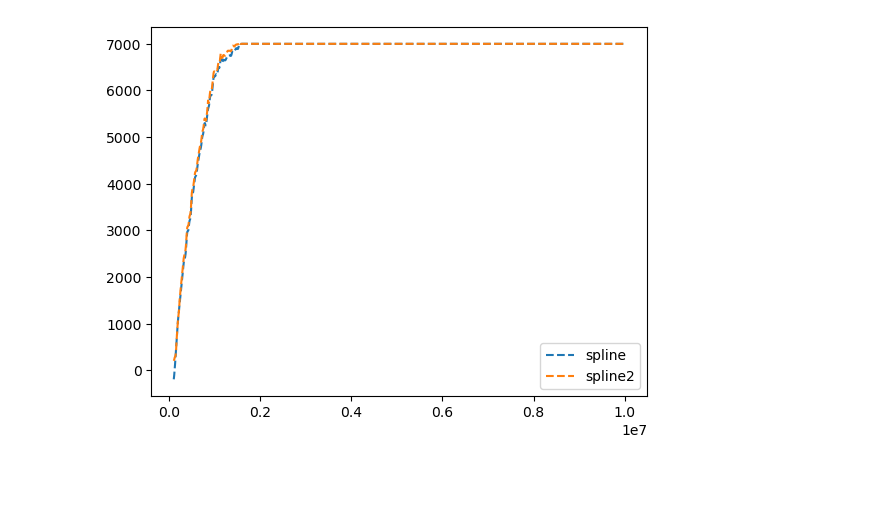
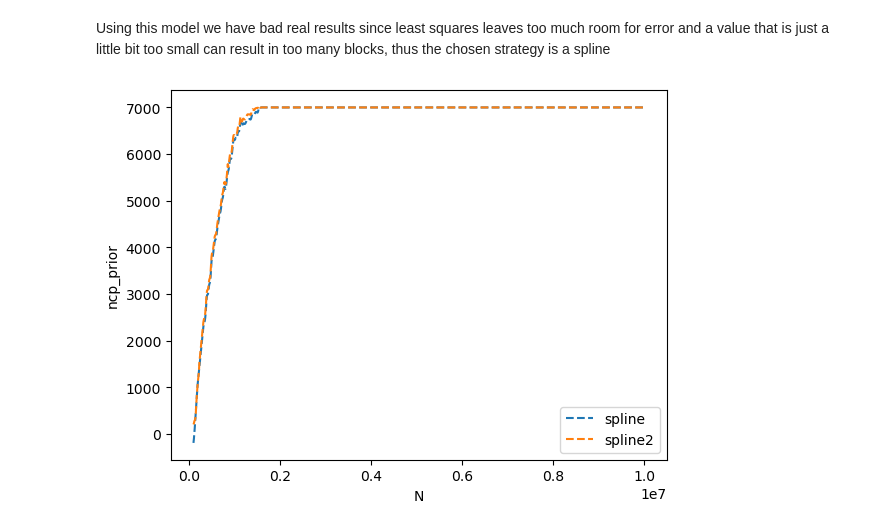
Before and after one commit to ASTRO-EDU/BBexponential, a Jupyter notebook: ncp_2.ipynb, the cells around one changed output. Drawn from its saved outputs; the diff is of its cells as text; code cells hidden in the pictures; blank space fills up the shorter version.

Commit message:
more report, added euristic to lower the number of variables in a more complex case

```diff
--- a/ncp_2.ipynb
+++ b/ncp_2.ipynb
@@ -175,3 +173,5 @@ plt.show()
+# %% [markdown]
+Using this model we have bad real results since least squares leaves too much room for error and a value that is just a little bit too small can result in too many blocks, thus the chosen strategy is a spline
 # %%
 from scipy.interpolate import CubicSpline, PchipInterpolator, Akima1DInterpolator
 import matplotlib.pyplot as plt
@@ -272,6 +272,8 @@ u_y = np.array([(100000, 200), (110000, 225), (120000, 270), (130000, 290), (140
 plt.plot(u_test, CubicSpline(u_y[:,0], u_y[:,1])(u_test), '--', label='spline2')
 
-plt.legend()
+plt.xlabel("N")
+plt.ylabel("ncp_prior")
+plt.legend(loc='lower right')
 plt.show()
 # %% [output]
-[figure, old version]
+[figure, new version]
```
Also changed, not shown: parts of 11 cells of this notebook, 8 other files.
